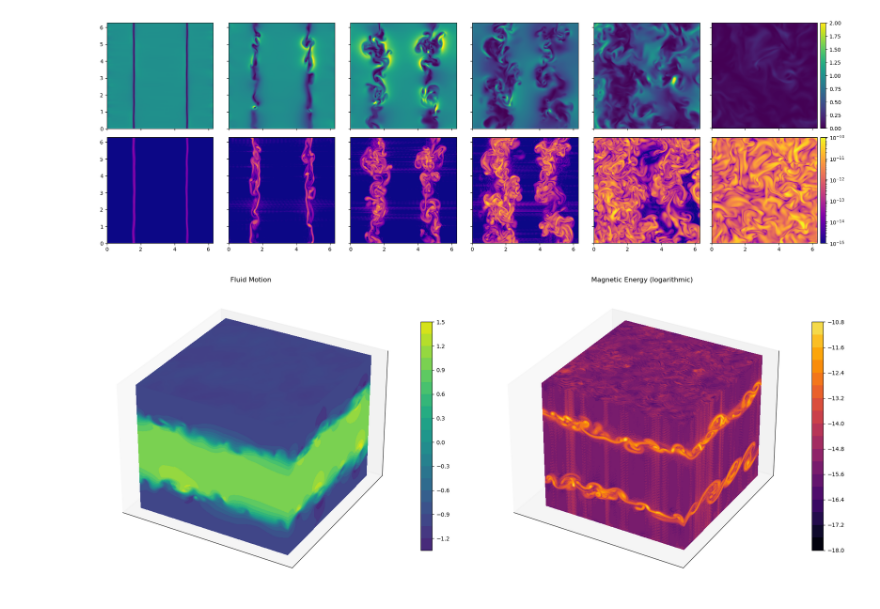
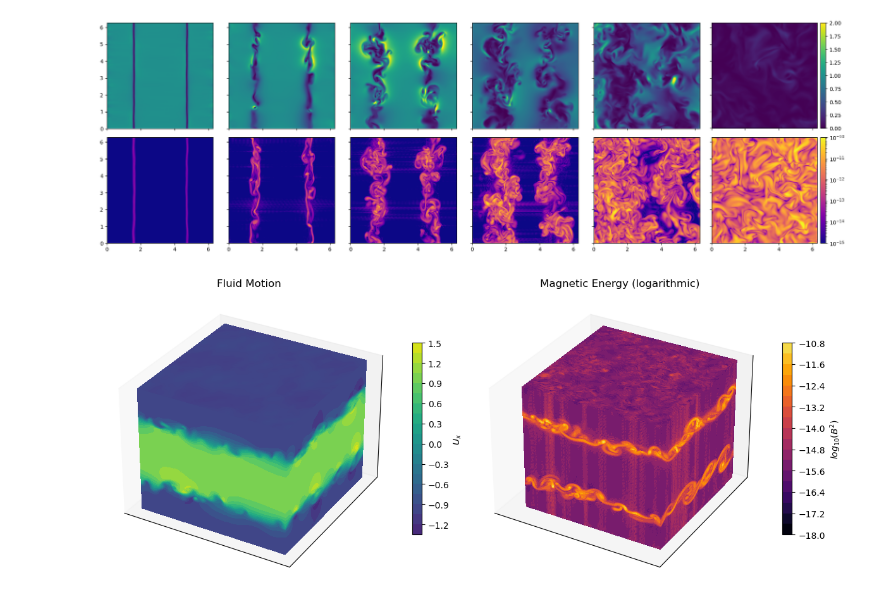
Before and after one commit to ben-goldman/khmhd, a Jupyter notebook: src/plot_slices1.ipynb, the cells around one changed output. Drawn from its saved outputs; the diff is of its cells as text; code cells hidden in the pictures.

```diff
--- a/src/plot_slices1.ipynb
+++ b/src/plot_slices1.ipynb
@@ -45,38 +45,38 @@ plt.show()
 Nx, Ny, Nz = 256, 256, 256
 X, Y, Z = np.meshgrid(np.arange(Nx), np.arange(Ny), -np.arange(Nz))
 t=400
-fig = plt.figure(figsize=(20, 8))
+fig = plt.figure(figsize=(12, 8))
 
 data = f[f"UB0/3D/{t}"][:] #+ f[f"UB1/3D/{t}"][:] + f[f"UB2/3D/{t}"][:]
 kw = {'vmin': data.min(),
       'vmax': data.max(),
       'levels': 20} #np.linspace(data.min(), data.max(), 20)}
 
 ax1 = fig.add_subplot(121, projection='3d')
 _ = ax1.contourf(X[:, :, 0], Y[:, :, 0], data[:, :, 0], zdir='z', offset=0, **kw)
 _ = ax1.contourf(X[0, :, :], data[0, :, :], Z[0, :, :], zdir='y', offset=0, **kw)
 C = ax1.contourf(data[:, -1, :], Y[:, -1, :], Z[:, -1, :], zdir='x', offset=X.max(), **kw)
-fig.colorbar(C, ax=ax1, fraction=0.03)
+fig.colorbar(C, ax=ax1, fraction=0.03, label="$U_x$")
 ax1.set(xticks=[], yticks=[], zticks=[])
 ax1.set_title("Fluid Motion")
 
 data = np.log10(f[f"UB3/3D/{t}"][:]**2 + f[f"UB4/3D/{t}"][:]**2 + f[f"UB5/3D/{t}"][:]**2)
 data[data < -18] = -18
 kw = {'vmin': data.min(),
       'vmax': data.max(),
       'cmap': 'inferno',
       'levels': 20}
       # 'locator': ticker.LogLocator(numticks=20)}
 
 ax2 = fig.add_subplot(122, projection='3d')
 _ = ax2.contourf(X[:, :, 0], Y[:, :, 0], data[:, :, 0],zdir='z', offset=0, **kw)
 _ = ax2.contourf(X[0, :, :], data[0, :, :], Z[0, :, :],zdir='y', offset=0, **kw)
 C = ax2.contourf(data[:, -1, :], Y[:, -1, :], Z[:, -1, :],zdir='x', offset=X.max(), **kw)
-fig.colorbar(C, ax=ax2, fraction=0.03)
+fig.colorbar(C, ax=ax2, fraction=0.03, label="$log_{10}(B^2)$")
 ax2.set_title("Magnetic Energy (logarithmic)")
 ax2.set(xticks=[], yticks=[], zticks=[])
 plt.savefig("cubes.png")
 plt.tight_layout()
 plt.show()
 # %% [output]
-[figure, old version]
+[figure, new version]
```
Also changed, not shown: 1 other file.
